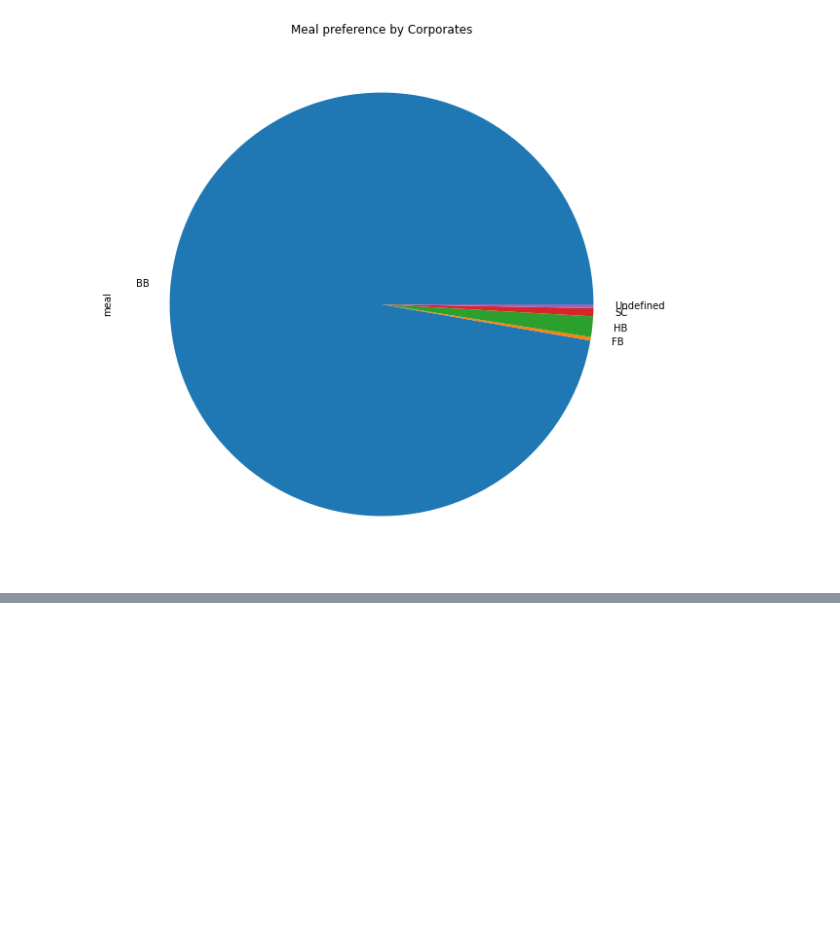
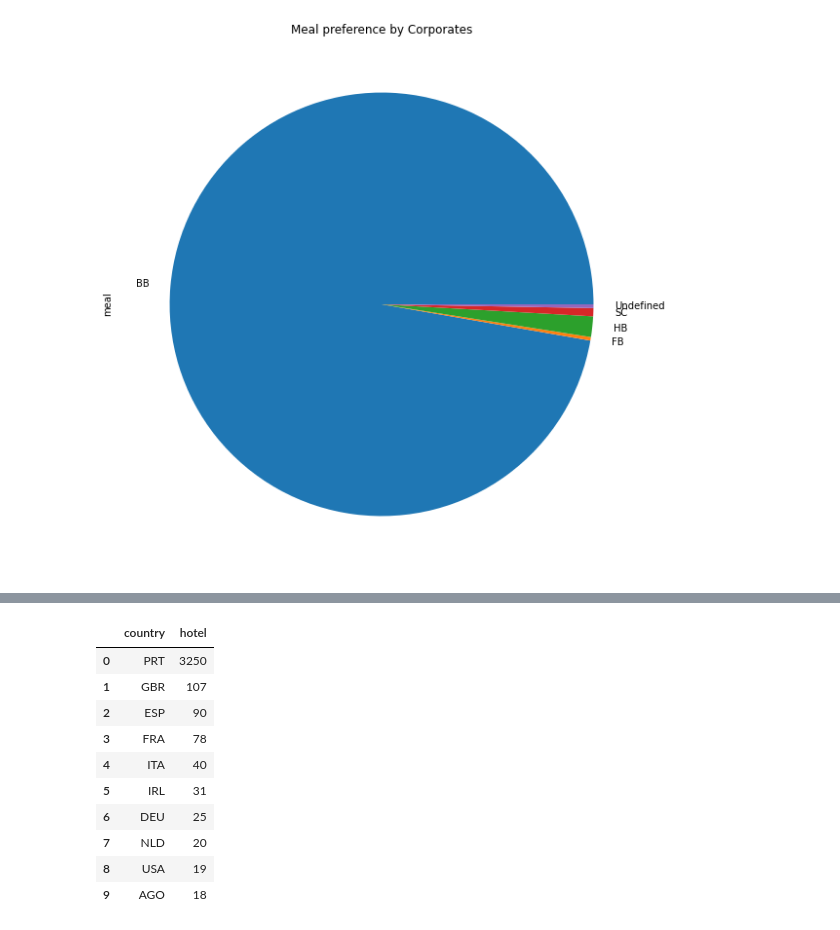
Before and after one commit to Ashik9576/Hotel-Booking-Analysis, a Jupyter notebook: Copy_of_Hotel_Booking_Analysis_Capstone_Project.ipynb, the cells around one changed output, grey strips where cells are left out. Saved outputs shown, nothing was run; the diff lists cells and outputs as text; code cells hidden in the pictures; blank space fills up the shorter version.

```diff
--- a/Copy_of_Hotel_Booking_Analysis_Capstone_Project.ipynb
+++ b/Copy_of_Hotel_Booking_Analysis_Capstone_Project.ipynb
@@ -257,0 +281,14 @@ It seems BB(meal) is the most preferable meal than other meal.
+# %%
+repeated_guest
+# %% [output]
+|  | country | hotel |
+| 0 | PRT | 3250 |
+| 1 | GBR | 107 |
+| 2 | ESP | 90 |
+| 3 | FRA | 78 |
+| 4 | ITA | 40 |
+| 5 | IRL | 31 |
+| 6 | DEU | 25 |
+| 7 | NLD | 20 |
+| 8 | USA | 19 |
+| 9 | AGO | 18 |
```
Also changed, not shown: parts of 9 cells of this notebook.
